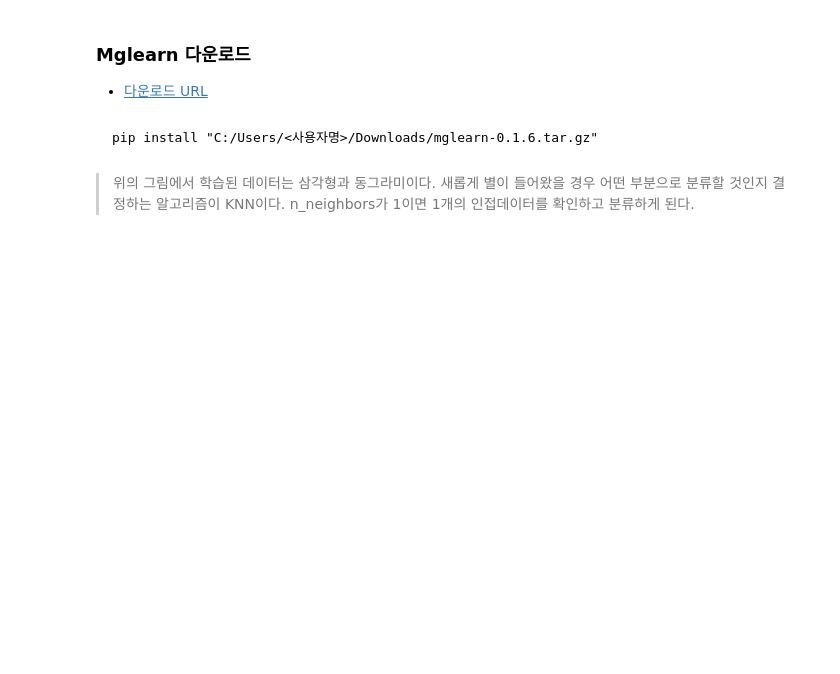
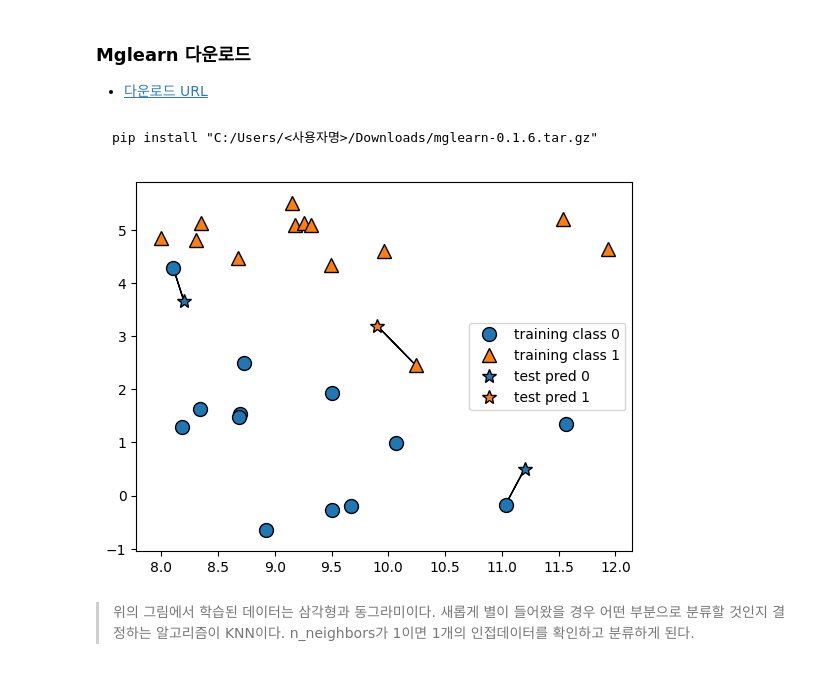
Before and after one commit to CG05/DB, a Jupyter notebook: 7. machine_learning/4. 분류/2. KNN/1. 이론.ipynb, the cells around one changed output. Drawn from its saved outputs; the diff is of its cells as text; code cells hidden in the pictures; blank space fills up the shorter version.

````diff
--- a/7. machine_learning/4. 분류/2. KNN/1. 이론.ipynb
+++ b/7. machine_learning/4. 분류/2. KNN/1. 이론.ipynb
@@ -11,5 +11,11 @@
 ```
 pip install "C:/Users/<사용자명>/Downloads/mglearn-0.1.6.tar.gz"
 ```
+# %%
+import mglearn
+
+mglearn.plots.plot_knn_classification(n_neighbors=1)
+# %% [output]
+[figure, added]
 # %% [markdown]
 > 위의 그림에서 학습된 데이터는 삼각형과 동그라미이다. 새롭게 별이 들어왔을 경우 어떤 부분으로 분류할 것인지 결정하는 알고리즘이 KNN이다. n_neighbors가 1이면 1개의 인접데이터를 확인하고 분류하게 된다.
````
Also changed, not shown: parts of 16 cells of this notebook, 14 other files.
